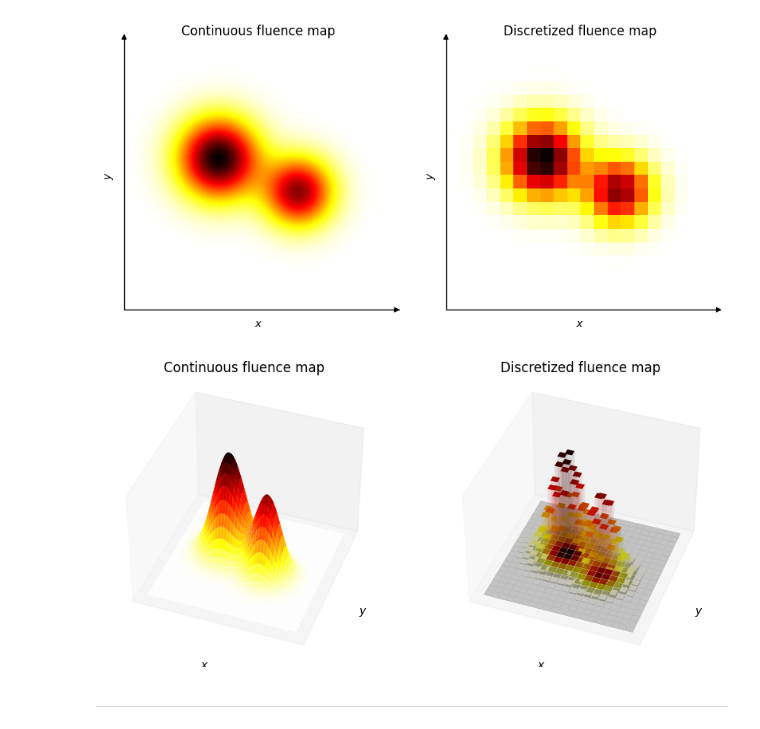
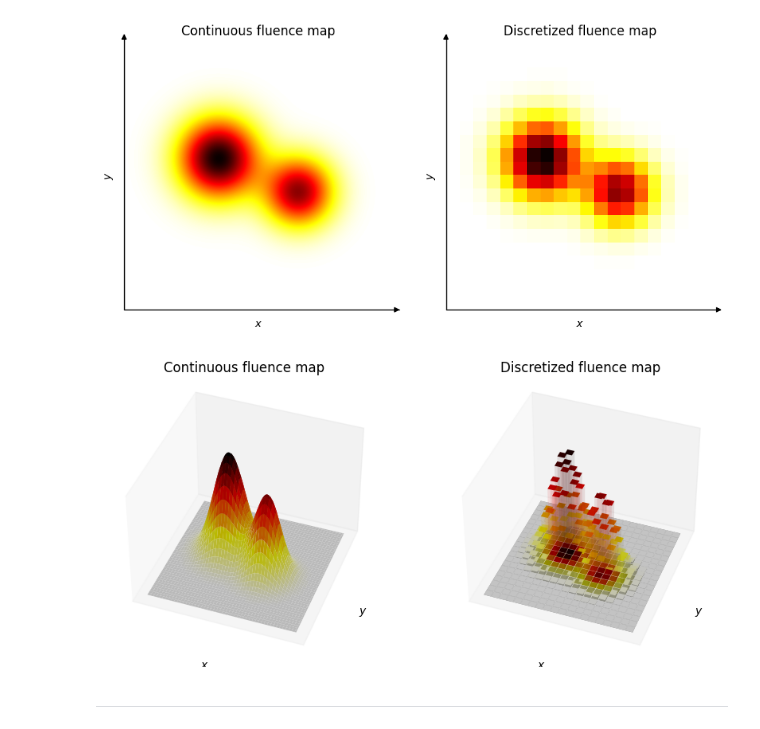
Before and after one commit to pauldubois98/PhD, a Jupyter notebook: 3_dosimetry_optimization/fluence_discretization_plot.ipynb, the cells around one changed output. Cells and saved outputs as stored; diff of their text form; code cells hidden in the pictures.

```diff
--- a/3_dosimetry_optimization/fluence_discretization_plot.ipynb
+++ b/3_dosimetry_optimization/fluence_discretization_plot.ipynb
@@ -67,7 +67,7 @@ def get_color_alpha(val):
 # %%
 fig = plt.figure(figsize=(10, 5))
 ax = fig.add_subplot(1,2,1, projection='3d')
-ax.plot_surface(X, Y, Z, cmap='hot_r')
+ax.plot_surface(X, Y, Z, cmap=hot_grey)
 ax.xaxis.line.set_color((0.0, 0.0, 0.0, 0.0))
 ax.set_xticks([])
 ax.set_xlabel('$x$')
@@ -76,34 +76,34 @@ ax.set_yticks([])
 ax.set_ylabel('$y$')
 ax.set_zlabel('') # ('fluence')
 ax.zaxis.line.set_color((0.0, 0.0, 0.0, 0.0))
 ax.set_zticks([])
 ax.view_init(40, 290)
 plt.title('Continuous fluence map')
 
 ax = fig.add_subplot(1,2,2, projection='3d')
 for i in range(B.shape[0]):
     for j in range(B.shape[1]):
         t = (0,0,0,0)
         c = get_color(B[i,j])
         ca = get_color_alpha(B[i,j])
         cs = (c,c,ca,t,t,ca) # (-Z, +Z, -Y, +Y, -X, +X)
         ax.bar3d(BX[i,j], BY[i,j], 0, 4/len(BX), 4/len(BX[0]), B[i,j], color=cs)
 ax.xaxis.line.set_color((0.0, 0.0, 0.0, 0.0))
 ax.set_xticks([])
 ax.set_xlabel('$x$')
 ax.yaxis.line.set_color((0.0, 0.0, 0.0, 0.0))
 ax.set_yticks([])
 ax.set_ylabel('$y$')
 ax.set_zlabel('') # ('fluence')
 ax.zaxis.line.set_color((0.0, 0.0, 0.0, 0.0))
 ax.set_zticks([])
 ax.view_init(40, 290)
 plt.title('Discretized fluence map')
 
 plt.savefig('fluence_discretization_plot3D.pdf', bbox_inches='tight')
 plt.show()
 # %% [output]
-[figure, old version]
+[figure, new version]
 # %% [markdown]
 ---
 # %%
```
Also changed, not shown: parts of 1 cell of this notebook.
